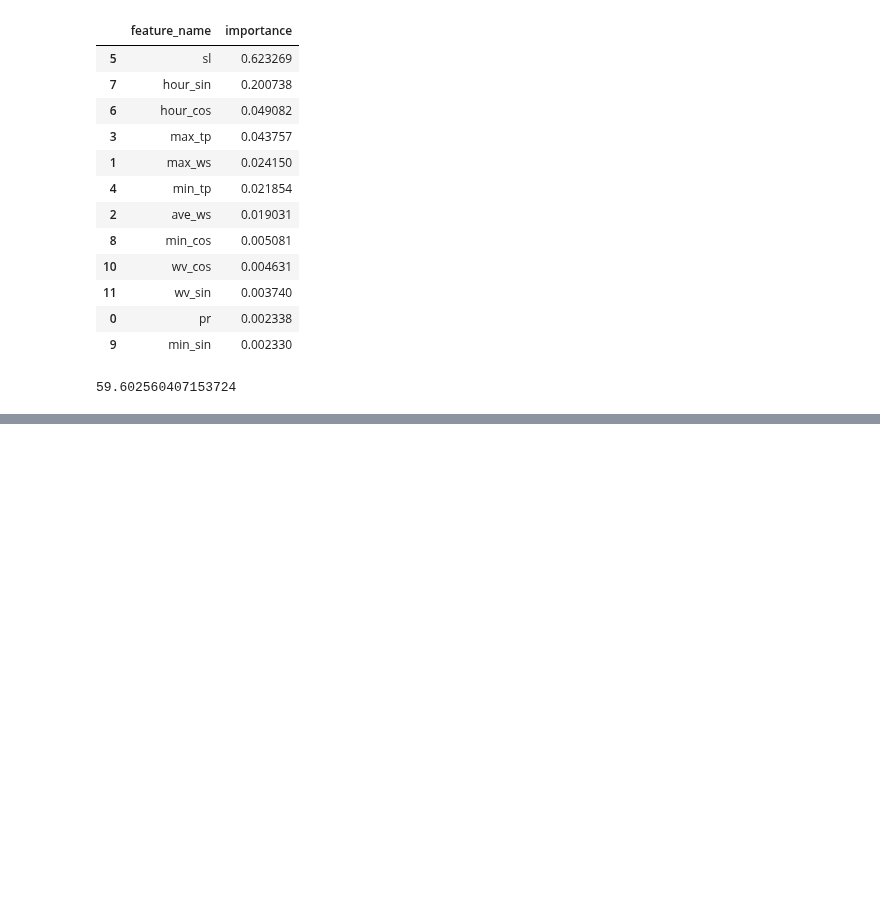
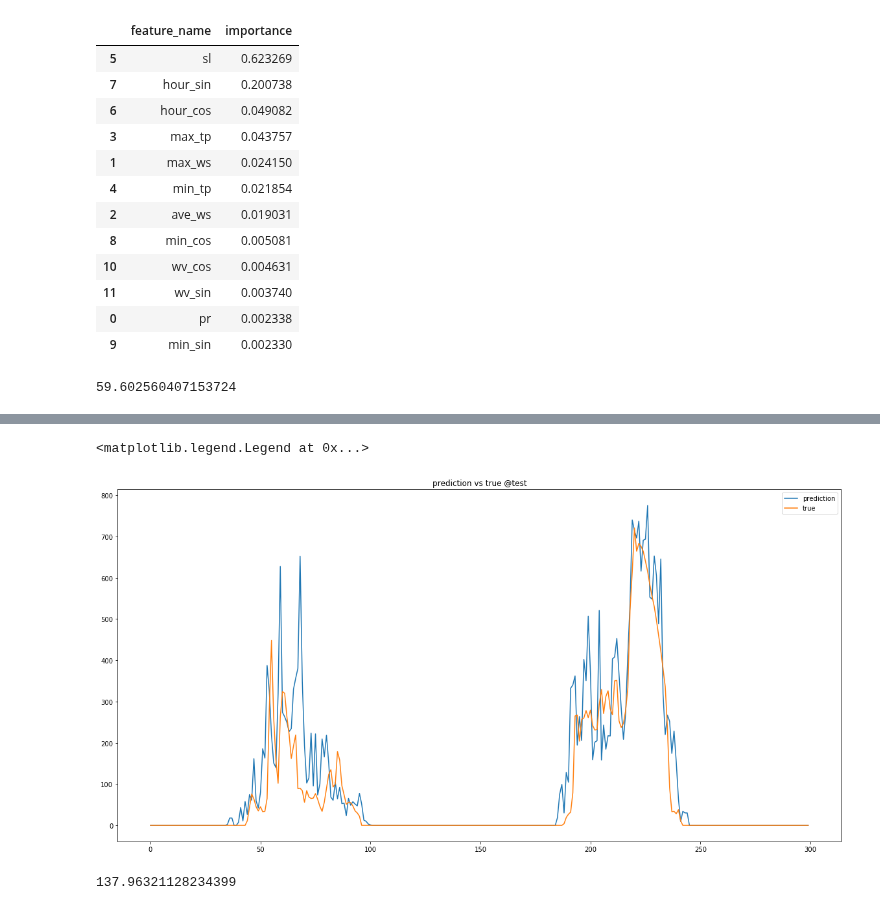
Before and after one commit to gciteam6/predict_amd, a Jupyter notebook: predict_output_by_realdata.ipynb, the cells around one changed output, grey strips where cells are left out. Drawn from its saved outputs; the diff is of its cells as text; code cells hidden in the pictures; blank space fills up the shorter version.

```diff
--- a/predict_output_by_realdata.ipynb
+++ b/predict_output_by_realdata.ipynb
@@ -230,3 +237,9 @@ X_train, X_test, Y_train, Y_test = train_test_split(X, Y, test_size=0.2, random_
+# %%
+s_idx = input_data[input_data['datetime'] == pd.to_datetime('2015-01-01 00:10')].index[0]
+e_idx = input_data[input_data['datetime'] == pd.to_datetime('2015-12-31 23:50')].index[0]
+# %%
+X_test = np.array(X_df[s_idx:e_idx+1])
+Y_test = np.array(output_data['SOLA0'+str(target_place)][s_idx:e_idx+1])
 # %%
 # ランダムフォレストリグレッサー
 rf = RandomForestRegressor()
@@ -240,0 +263,9 @@ test_mae :  61.0095867828
+# %%
+plt.figure(figsize=(20, 10))
+plt.plot(Y_test_pred[0:300], label = "prediction")
+plt.plot(Y_test[0:300], label = "true")
+plt.title("prediction vs true @test")
+plt.legend()
+# %% [output]
+<matplotlib.legend.Legend at 0x...>
+[figure, added]
@@ -240,0 +280,5 @@ test_mae :  61.0095867828
+# %%
+# 30分ごとに集計した場合のmae
+np.abs(np.array(tmp['pred'] - tmp['true'])).mean()
+# %% [output]
+137.96321128234399
```
Also changed, not shown: parts of 15 cells of this notebook.
